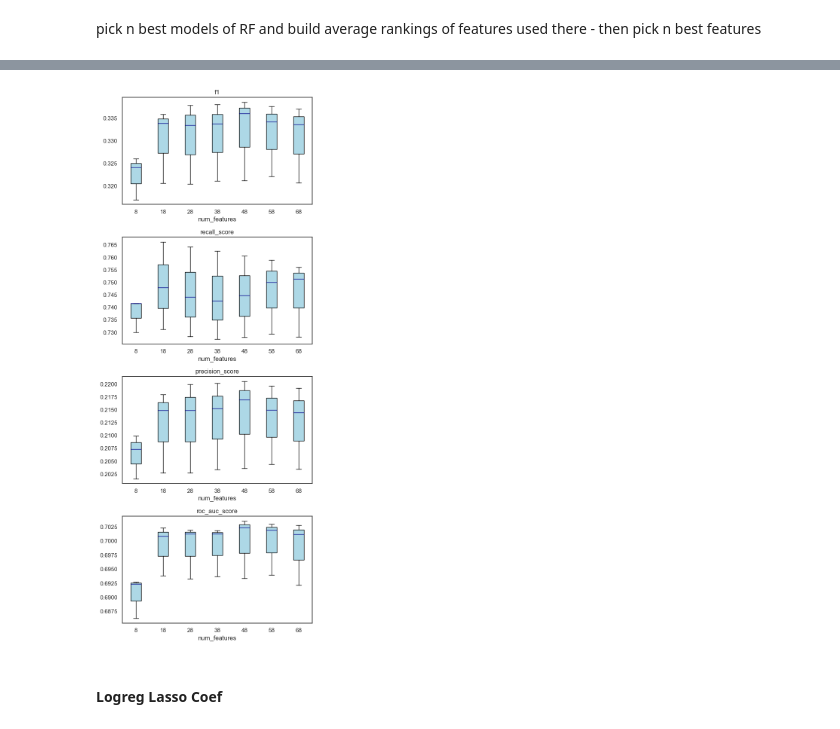
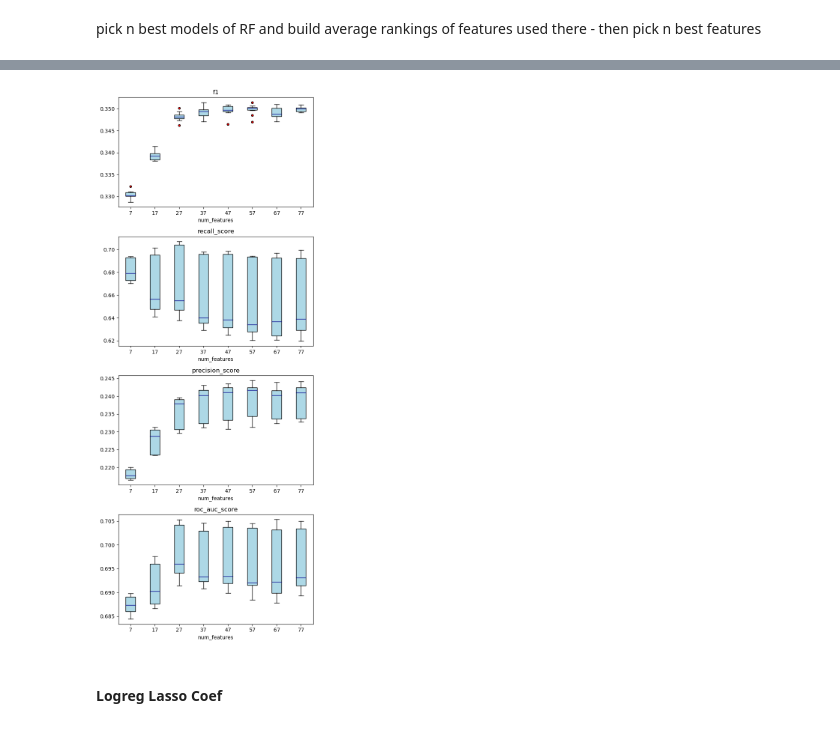
Before and after one commit to ontenkutsenko/ML_Hospital_Readmissions, a Jupyter notebook: Binary classification.ipynb, the cells around one changed output, grey strips where cells are left out. Saved outputs shown, nothing was run; the diff lists cells and outputs as text; code cells hidden in the pictures.

Commit message:
ordered folders and model selection almost done for binary

```diff
--- a/Binary classification.ipynb
+++ b/Binary classification.ipynb
@@ -1274,7 +1319,7 @@ features_for_scaling_minmax = ['outpatient_visits_in_previous_year',
                               ]
 features_for_scaling_standard = ['number_lab_tests', 'number_of_medications']
 
-columns_to_use_full = columns_to_use + features_for_encoding
+columns_to_use_full = columns_to_use #+ features_for_encoding
 
 X_train = df_train[columns_to_use_full]
 y_train = df_train[target]
@@ -1299,7 +1344,7 @@ params = {
 }
 
 result = []
-for i in tqdm(range(20)):
+for i in tqdm(range(100)):
     random_params = {}
     for key, values in params.items():
         random_params[key] = random.choice(values)
@@ -1308,8 +1353,8 @@ for i in tqdm(range(20)):
                      model,
                      random_params,
                      multiclass = False,
-                                   target_encoding= True,
-                                   features_for_encoding = features_for_encoding,
+                                   # target_encoding= True,
+                                   # features_for_encoding = features_for_encoding,
 
                      scaling = True,
                      features_for_scaling_minmax = features_for_scaling_minmax,
@@ -1436,5 +1447,5 @@ plt.show()
 # %%
-num_best_models = 20
+num_best_models = 10
 
 best_models = sorted(result, key = lambda x: -x[1]['f1'][1])[:num_best_models]
 
@@ -1468,20 +1479,20 @@ target = 'readmitted_binary'
 model = RandomForestClassifier(random_state = random_state)
 params = {
     'n_estimators': np.arange(50, 100, 10),
-    'max_depth': np.arange(5, 20, 5),
+    'max_depth': np.arange(15, 25, 2),
     'min_samples_split': np.arange(0, 0.001, 0.0002) + 0.000001,
-    'min_samples_leaf': np.arange(0, 0.002, 0.0002) + 0.000001,
+    'min_samples_leaf': np.arange(0.0004, 0.0008, 0.0002) + 0.000001,
     'class_weight': ['balanced', 'balanced_subsample'],
-    'max_features': np.arange(0.1,0.3,0.1),
+    'max_features': np.arange(0.3,0.5,0.1),
 }
 
 result_feature_selection = []
-for i in tqdm(range(3)):
+for i in tqdm(range(10)):
     random_params = {}
     for key, values in params.items():
         random_params[key] = random.choice(values)
 
-    for j in tqdm(range(0,70, 10)):
+    for j in tqdm(range(0,80, 10)):
 
         features_for_scaling_minmax = list(set(features_for_scaling_minmax).intersection(list(ranked_df.sort_values(by = 'median_rank')[:len(ranked_df)- j]['features'])))
         features_for_scaling_standard = list(set(features_for_scaling_standard).intersection(list(ranked_df.sort_values(by = 'median_rank')[:len(ranked_df)- j]['features'])))
@@ -1577,33 +1595,33 @@ F1 train: 0.352, F1_val: 0.333
 result_feature_selection_df = pd.DataFrame(result_feature_selection)
 
 result_feature_selection_df[list(result_feature_selection_df[1][0].keys())] = pd.DataFrame(result_feature_selection_df[1].apply(lambda x: [x[i][1] for i in x.keys()]).apply(pd.Series)
 )
 
 result_feature_selection_df.rename(columns={0: 'num_features'}, inplace=True)
 fig,ax = plt.subplots( nrows = len(list(result_feature_selection_df[1][0].keys())), figsize = (6,15))
 result_feature_selection_df = result_feature_selection_df.sort_values(by='num_features')
 
 for m in range(len(list(result_feature_selection_df[1][0].keys()))):
     metric = list(result_feature_selection_df[1][0].keys())[m]
     # ax[m].plot(result_feature_selection_df[ [metric,'num_features'] ].groupby(by = ['num_features']).max())
     # ax[m].plot(result_feature_selection_df[ [metric,'num_features'] ].groupby(by = ['num_features']).min())
     # ax[m].plot(result_feature_selection_df[ [metric,'num_features'] ].groupby(by = ['num_features']).median())
 
     ax[m].boxplot([group[1][metric].values for group in result_feature_selection_df.groupby('num_features')],
-            labels = result_feature_selection_df['num_features'].unique(),
+            labels = result_feature_selection_df['num_features'].unique()+3,
             patch_artist=True,
             widths=0.4,
             medianprops=dict(color='darkblue'),
             boxprops=dict(facecolor='lightblue', edgecolor='black'),
              whiskerprops=dict(color='black'),
              capprops=dict(color='black'),
             flierprops=dict(markerfacecolor='red', marker='o', markersize=4) )
 
     ax[m].set_title(metric)
     ax[m].set_xlabel('num_features')
 
 plt.tight_layout()
 plt.show()
 # %% [output]
-[figure, old version]
+[figure, new version]
 # %%
```
Also changed, not shown: parts of 57 cells of this notebook, 19 other files.
